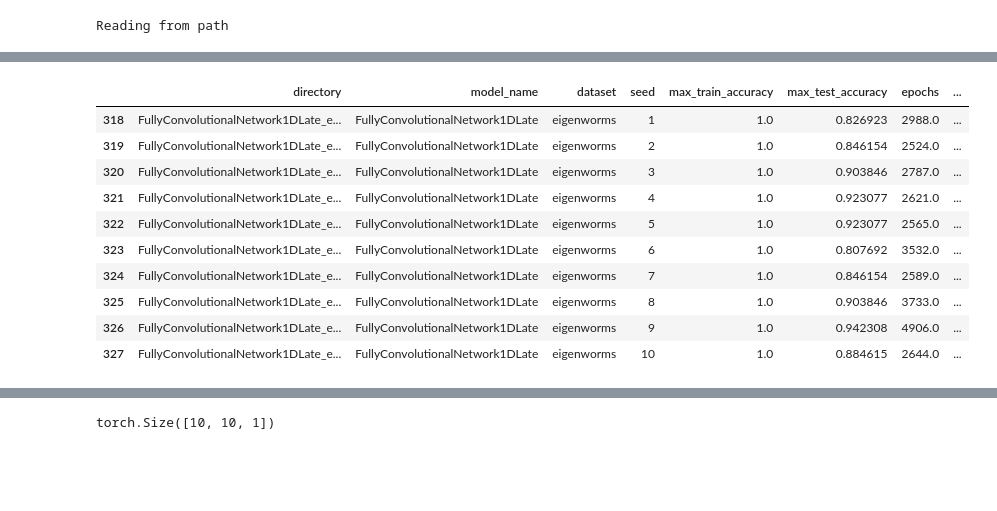
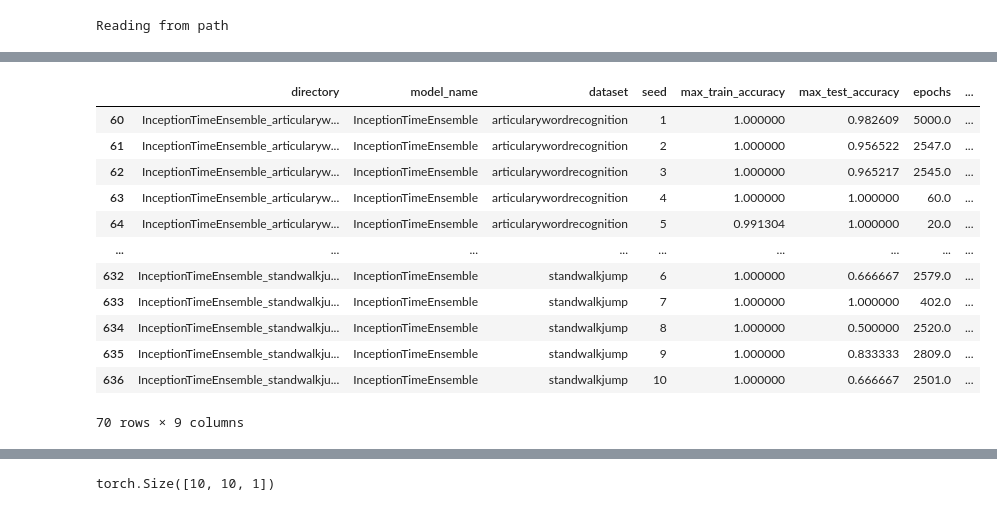
Before and after one commit to samuelthomaz7/multimodal_time_series_classification, a Jupyter notebook: test_notebook.ipynb, the cells around one changed output, grey strips where cells are left out. Cells and saved outputs as stored; diff of their text form; code cells hidden in the pictures; blank space fills up the shorter version.

```diff
--- a/test_notebook.ipynb
+++ b/test_notebook.ipynb
@@ -37,14 +37,16 @@ complete_data
 # %%
-complete_data.query("model_name == 'FullyConvolutionalNetwork1DLate'").query("dataset == 'eigenworms'")
+complete_data.query("model_name == 'InceptionTimeEnsemble'").head(70) #.query("dataset == 'eigenworms'")
 # %% [output]
 |  | directory | model_name | dataset | seed | max_train_accuracy | max_test_accuracy | epochs | ... |
-| 318 | FullyConvolutionalNetwork1DLate_e... | FullyConvolutionalNetwork1DLate | eigenworms | 1 | 1.0 | 0.826923 | 2988.0 | ... |
-| 319 | FullyConvolutionalNetwork1DLate_e... | FullyConvolutionalNetwork1DLate | eigenworms | 2 | 1.0 | 0.846154 | 2524.0 | ... |
-| 320 | FullyConvolutionalNetwork1DLate_e... | FullyConvolutionalNetwork1DLate | eigenworms | 3 | 1.0 | 0.903846 | 2787.0 | ... |
-| 321 | FullyConvolutionalNetwork1DLate_e... | FullyConvolutionalNetwork1DLate | eigenworms | 4 | 1.0 | 0.923077 | 2621.0 | ... |
-| 322 | FullyConvolutionalNetwork1DLate_e... | FullyConvolutionalNetwork1DLate | eigenworms | 5 | 1.0 | 0.923077 | 2565.0 | ... |
-| 323 | FullyConvolutionalNetwork1DLate_e... | FullyConvolutionalNetwork1DLate | eigenworms | 6 | 1.0 | 0.807692 | 3532.0 | ... |
-| 324 | FullyConvolutionalNetwork1DLate_e... | FullyConvolutionalNetwork1DLate | eigenworms | 7 | 1.0 | 0.846154 | 2589.0 | ... |
-| 325 | FullyConvolutionalNetwork1DLate_e... | FullyConvolutionalNetwork1DLate | eigenworms | 8 | 1.0 | 0.903846 | 3733.0 | ... |
-| 326 | FullyConvolutionalNetwork1DLate_e... | FullyConvolutionalNetwork1DLate | eigenworms | 9 | 1.0 | 0.942308 | 4906.0 | ... |
-| 327 | FullyConvolutionalNetwork1DLate_e... | FullyConvolutionalNetwork1DLate | eigenworms | 10 | 1.0 | 0.884615 | 2644.0 | ... |
+| 60 | InceptionTimeEnsemble_articularyw... | InceptionTimeEnsemble | articularywordrecognition | 1 | 1.000000 | 0.982609 | 5000.0 | ... |
+| 61 | InceptionTimeEnsemble_articularyw... | InceptionTimeEnsemble | articularywordrecognition | 2 | 1.000000 | 0.956522 | 2547.0 | ... |
+| 62 | InceptionTimeEnsemble_articularyw... | InceptionTimeEnsemble | articularywordrecognition | 3 | 1.000000 | 0.965217 | 2545.0 | ... |
+| 63 | InceptionTimeEnsemble_articularyw... | InceptionTimeEnsemble | articularywordrecognition | 4 | 1.000000 | 1.000000 | 60.0 | ... |
+| 64 | InceptionTimeEnsemble_articularyw... | InceptionTimeEnsemble | articularywordrecognition | 5 | 0.991304 | 1.000000 | 20.0 | ... |
+| ... | ... | ... | ... | ... | ... | ... | ... | ... |
+| 632 | InceptionTimeEnsemble_standwalkju... | InceptionTimeEnsemble | standwalkjump | 6 | 1.000000 | 0.666667 | 2579.0 | ... |
+| 633 | InceptionTimeEnsemble_standwalkju... | InceptionTimeEnsemble | standwalkjump | 7 | 1.000000 | 1.000000 | 402.0 | ... |
+| 634 | InceptionTimeEnsemble_standwalkju... | InceptionTimeEnsemble | standwalkjump | 8 | 1.000000 | 0.500000 | 2520.0 | ... |
+| 635 | InceptionTimeEnsemble_standwalkju... | InceptionTimeEnsemble | standwalkjump | 9 | 1.000000 | 0.833333 | 2809.0 | ... |
+| 636 | InceptionTimeEnsemble_standwalkju... | InceptionTimeEnsemble | standwalkjump | 10 | 1.000000 | 0.666667 | 2501.0 | ... |
+70 rows × 9 columns
```
Also changed, not shown: parts of 6 cells of this notebook, 1 other file.
